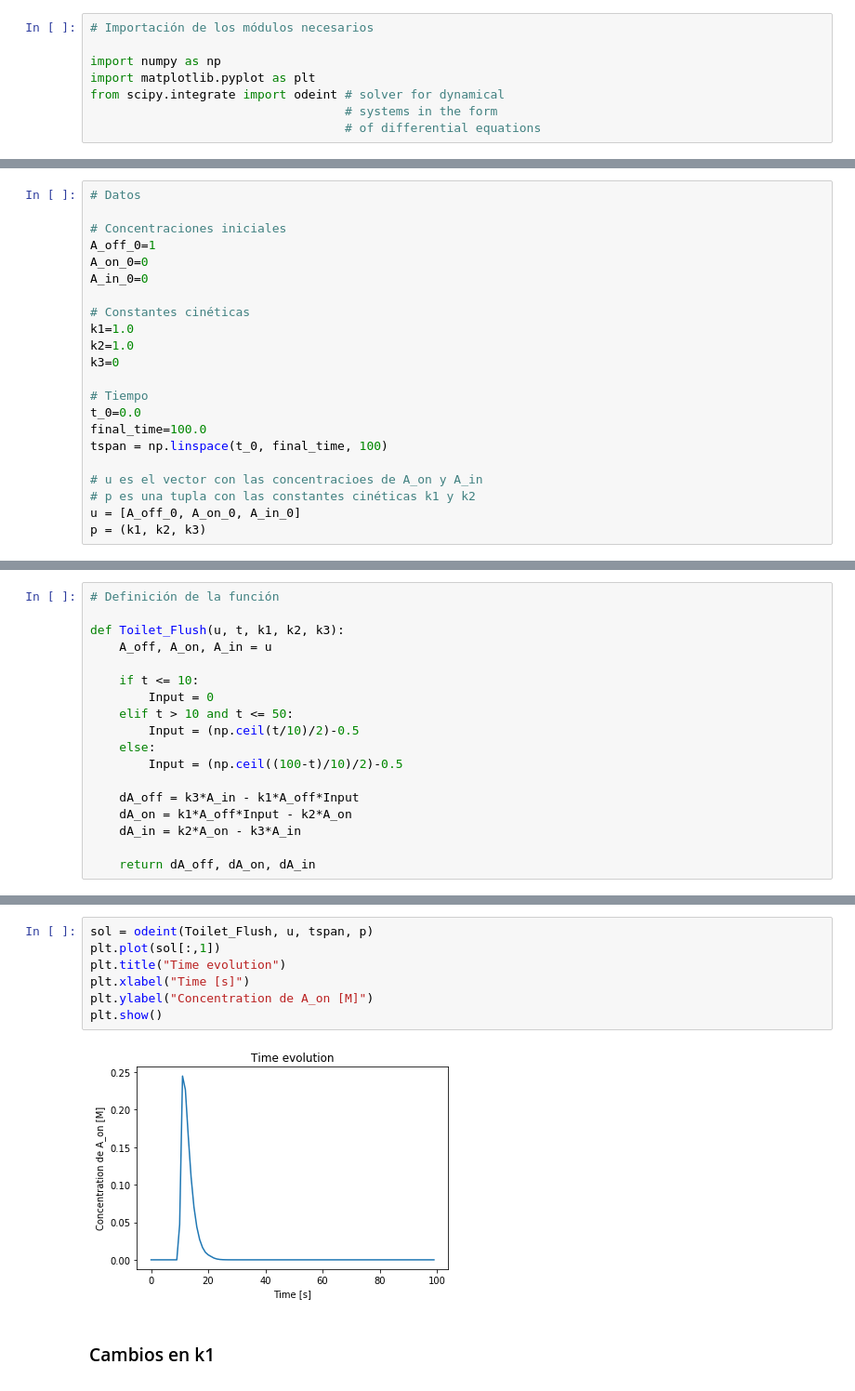
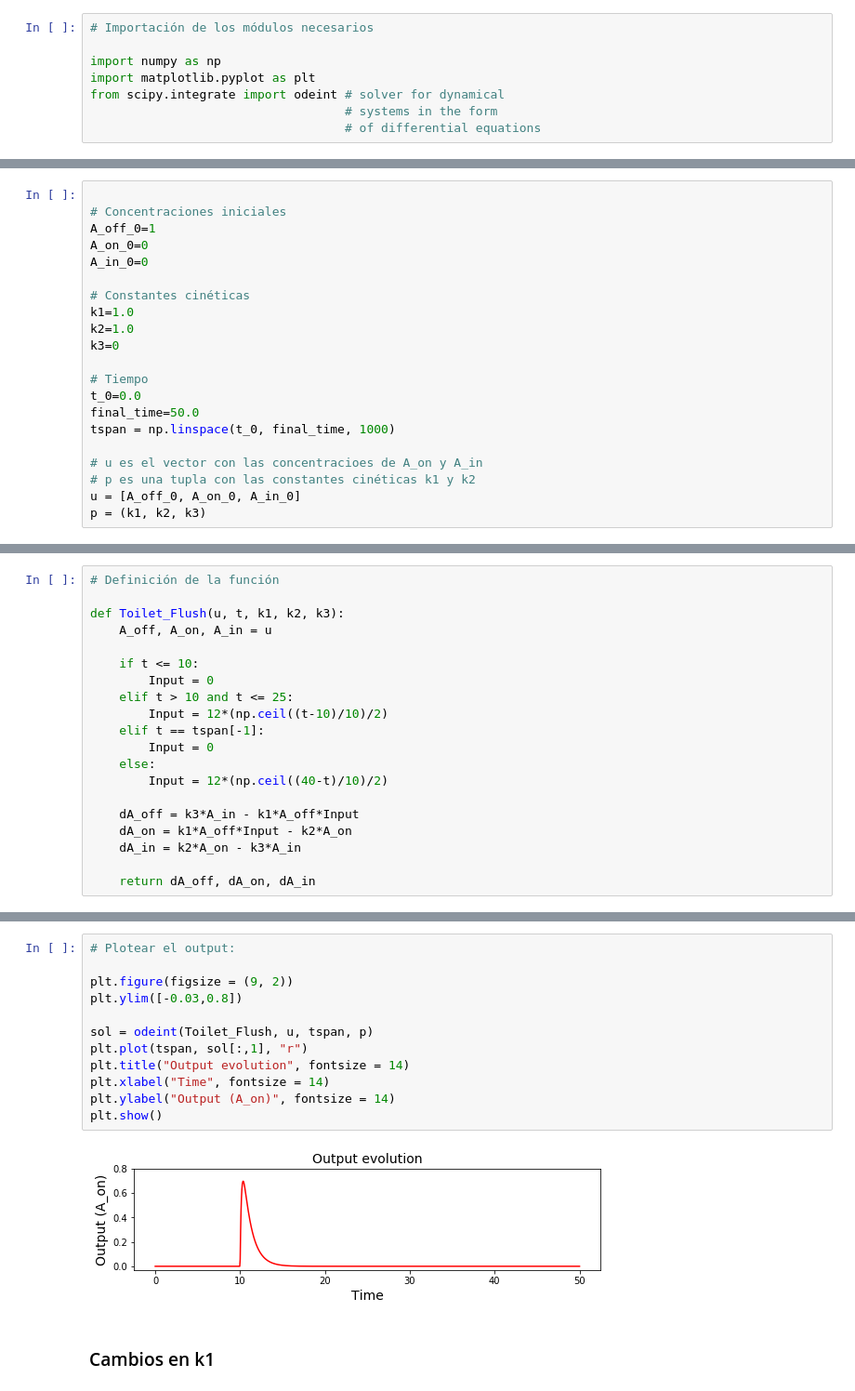
Before and after one commit to rbarreror/BioSis_Adaptacion, a Jupyter notebook: State_Dependent_Inactivation.ipynb, the cells around one changed output, grey strips where cells are left out. Shown: that part at 93% size. Cells and saved outputs as stored; diff of their text form.

```diff
--- a/State_Dependent_Inactivation.ipynb
+++ b/State_Dependent_Inactivation.ipynb
@@ -11,5 +20,4 @@ from scipy.integrate import odeint # solver for dynamical
 # %%
-# Datos
 
 # Concentraciones iniciales
 A_off_0=1
@@ -23,8 +31,8 @@ k3=0
 
 # Tiempo
 t_0=0.0
-final_time=100.0
-tspan = np.linspace(t_0, final_time, 100)
+final_time=50.0
+tspan = np.linspace(t_0, final_time, 1000)
 
 # u es el vector con las concentracioes de A_on y A_in
 # p es una tupla con las constantes cinéticas k1 y k2
@@ -42,10 +65,12 @@ def Toilet_Flush(u, t, k1, k2, k3):
 
     if t <= 10:
         Input = 0
-    elif t > 10 and t <= 50:
-        Input = (np.ceil(t/10)/2)-0.5
+    elif t > 10 and t <= 25:
+        Input = 12*(np.ceil((t-10)/10)/2)
+    elif t == tspan[-1]:
+        Input = 0
     else:
-        Input = (np.ceil((100-t)/10)/2)-0.5
+        Input = 12*(np.ceil((40-t)/10)/2)
 
     dA_off = k3*A_in - k1*A_off*Input
     dA_on = k1*A_off*Input - k2*A_on
@@ -55,12 +106,17 @@ def Toilet_Flush(u, t, k1, k2, k3):
 # %%
+# Plotear el output:
+
+plt.figure(figsize = (9, 2))
+plt.ylim([-0.03,0.8])
+
 sol = odeint(Toilet_Flush, u, tspan, p)
-plt.plot(sol[:,1])
-plt.title("Time evolution")
-plt.xlabel("Time [s]")
-plt.ylabel("Concentration de A_on [M]")
+plt.plot(tspan, sol[:,1], "r")
+plt.title("Output evolution", fontsize = 14)
+plt.xlabel("Time", fontsize = 14)
+plt.ylabel("Output (A_on)", fontsize = 14)
 plt.show()
 # %% [output]
-[figure, old version]
+[figure, new version]
 # %% [markdown]
 ### Cambios en k1
 # %%
```
Also changed, not shown: parts of 22 cells of this notebook.
